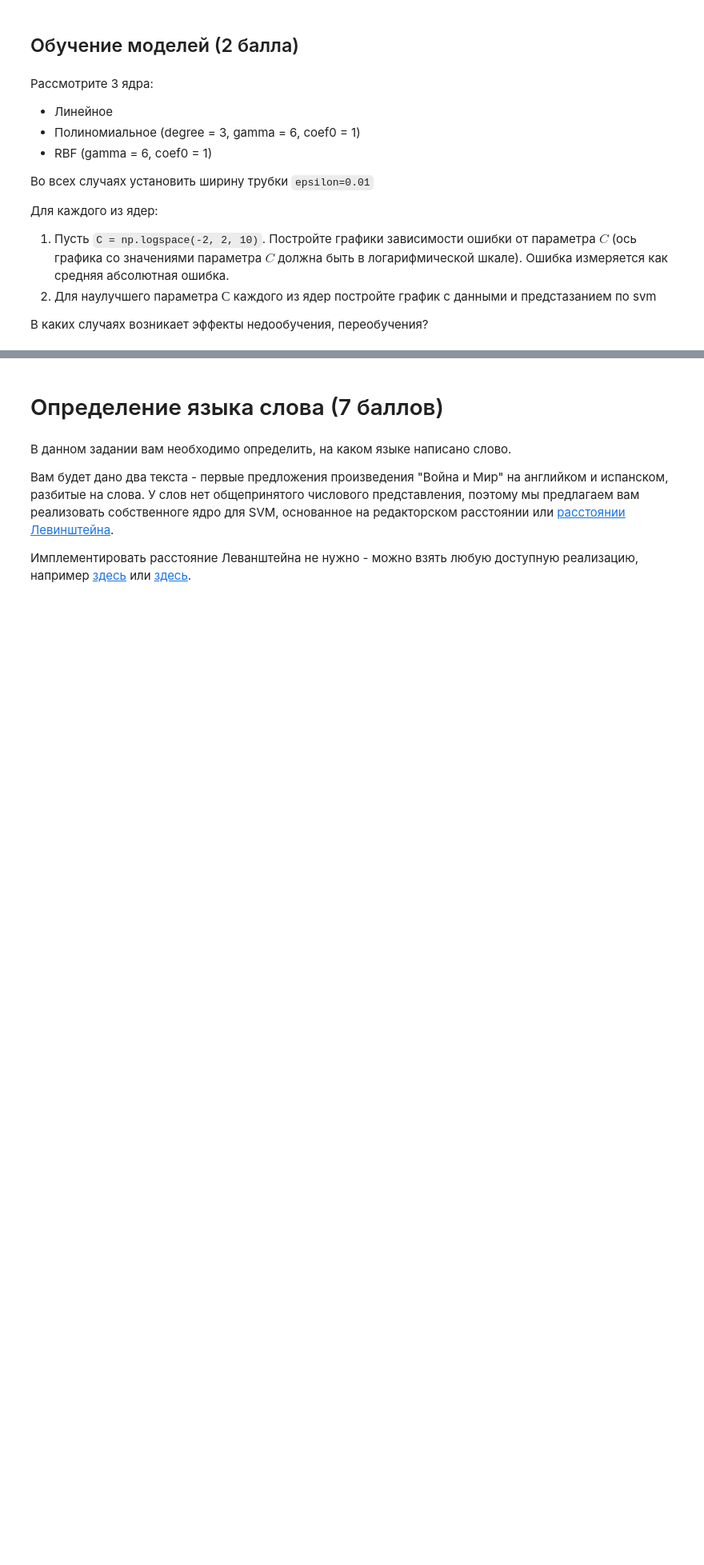
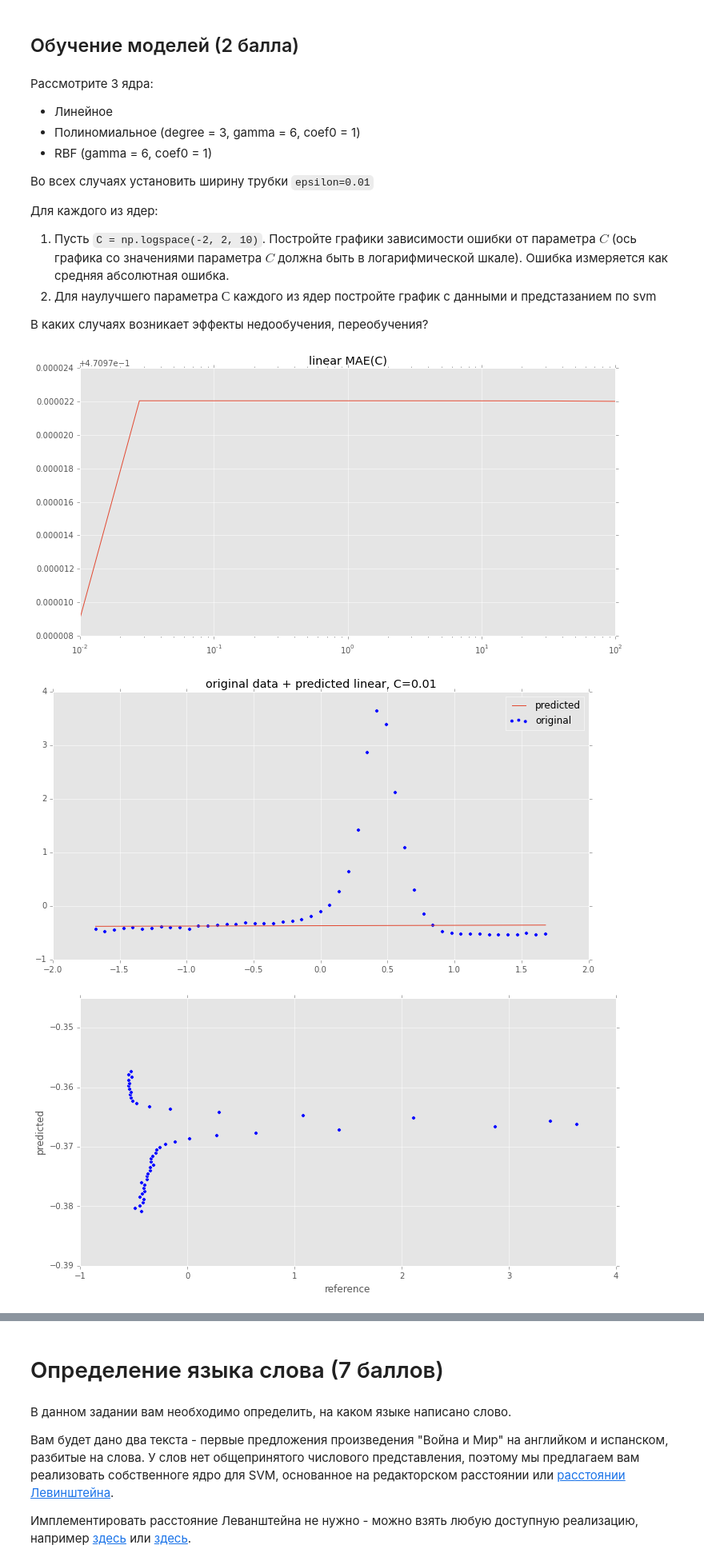
Before and after one commit to aitap/sphere-dm1-homework, a Jupyter notebook: hw5-svm/krylov.ipynb, the cells around one changed output, grey strips where cells are left out. Shown at 80% size. Saved outputs shown, nothing was run; the diff lists cells and outputs as text; code cells hidden in the pictures; blank space fills up the shorter version.

```diff
--- a/hw5-svm/krylov.ipynb
+++ b/hw5-svm/krylov.ipynb
@@ -184,4 +184,6 @@ Plotting decision region
 titanium = pd.read_csv("titanium.csv")
 titanium = (titanium-titanium.mean())/titanium.std()
 titanium.plot(x='x',y='y')
+X = titanium.x.values.reshape(-1,1)
+y = titanium.y.values
 # %% [output]
@@ -208,0 +208,33 @@ C = np.logspace(-2, 2, 10)
+# %%
+C = np.logspace(-2, 2, 10)
+mae = np.empty(C.shape[0])
+epsilon = 0.01
+
+for params in [
+    {"kernel":"linear","epsilon":epsilon},
+    {"kernel":"poly","degree":3,"gamma":6,"coef0":1,"epsilon":epsilon},
+    {"kernel":"rbf","gamma":6,"coef0":1,"epsilon":epsilon}
+]:
+    for (i,c) in enumerate(C):
+        mae[i] = mean_absolute_error(y,SVR(C=c,**params).fit(X,y).predict(X))
+    plt.figure()
+    plt.title("%s MAE(C)"%params["kernel"])
+    ax = plt.gca()
+    ax.plot(C,mae)
+    ax.set_xscale('log')
+
+    plt.figure()
+    Cbest = C[np.argmin(mae)]
+    y_hat = SVR(C=Cbest,**params).fit(X,y).predict(X)
+    plt.title("original data + predicted %s, C=%g"%(params["kernel"],Cbest))
+    plt.scatter(X,y,label="original")
+    plt.plot(X,y_hat,label="predicted")
+    plt.legend(loc="best")
+    plt.figure("predicted-reference plot for %s C=%g"%(params["kernel"],Cbest))
+    plt.xlabel("reference")
+    plt.ylabel("predicted")
+    plt.scatter(y,y_hat)
+# %% [output]
+[figure, added]
+[figure, added]
+[figure, added]
```
Also changed, not shown: parts of 4 cells of this notebook.
